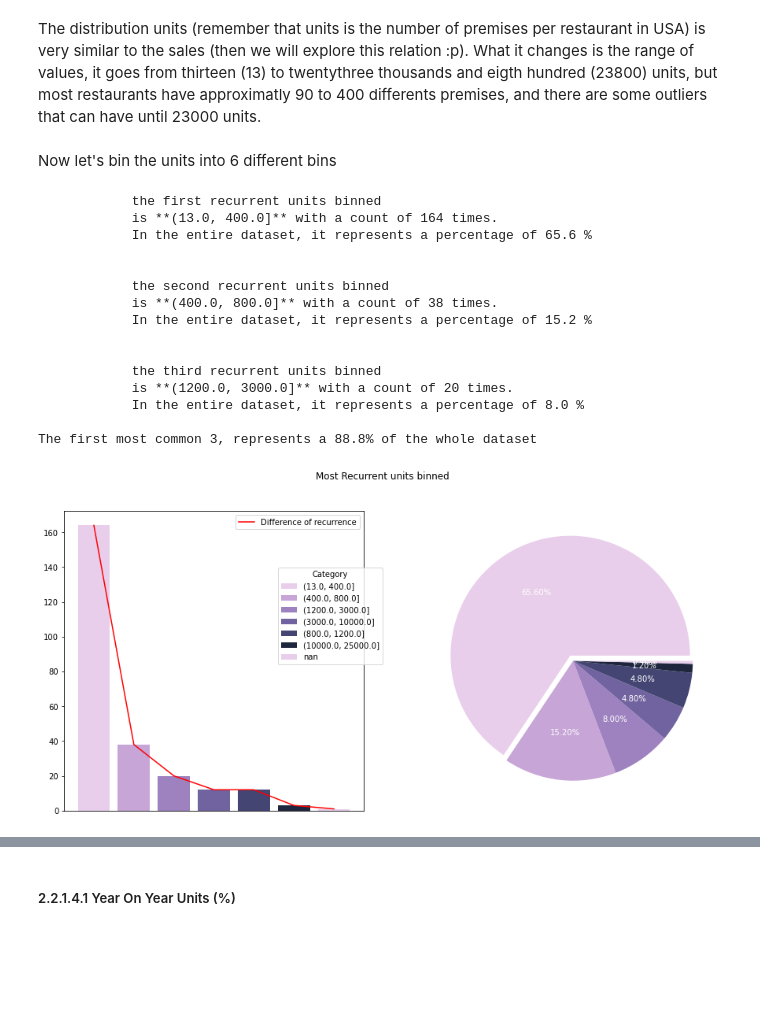
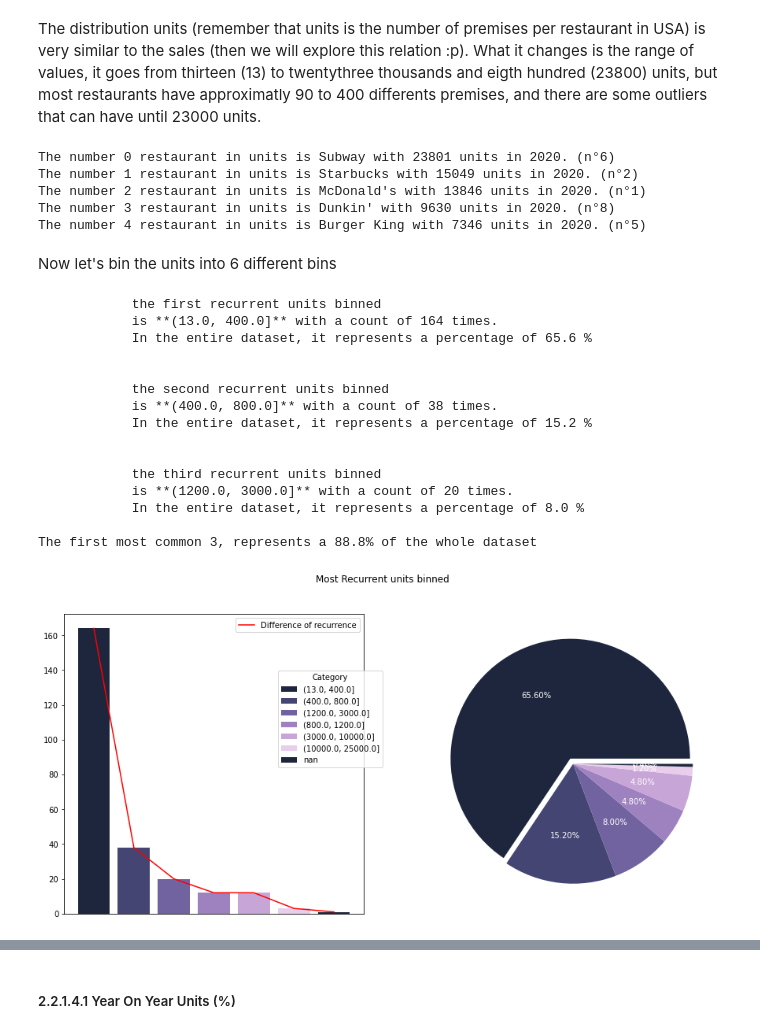
Before and after one commit to ftarantuviez/Restaurant-Business-Rankings-2020, a Jupyter notebook: Restaurant Business Rankings 2020.ipynb, the cells around one changed output, grey strips where cells are left out. Cells and saved outputs as stored; diff of their text form; code cells hidden in the pictures; blank space fills up the shorter version.

```diff
--- a/Restaurant Business Rankings 2020.ipynb
+++ b/Restaurant Business Rankings 2020.ipynb
@@ -636,29 +661,39 @@ The variable **units** ::
 [figure]
 # %% [markdown]
 The distribution units (remember that units is the number of premises per restaurant in USA) is very similar to the sales (then we will explore this relation :p). What it changes is the range of values, it goes from thirteen (13) to twentythree thousands and eigth hundred (23800) units, but most restaurants have approximatly 90 to 400 differents premises, and there are some outliers that can have until 23000 units.
+# %%
+top_5_units = df_top.sort_values(by="units", ascending=False)[:5]
+for i, (rest, units, rank) in enumerate(zip(top_5_units.restaurant, top_5_units.units, top_5_units["rank"])):
+    print("The number {} restaurant in units is {} with {} units in 2020. (n°{})".format(i, rest, units, rank))
+# %% [output]
+The number 0 restaurant in units is Subway with 23801 units in 2020. (n°6)
+The number 1 restaurant in units is Starbucks with 15049 units in 2020. (n°2)
+The number 2 restaurant in units is McDonald's with 13846 units in 2020. (n°1)
+The number 3 restaurant in units is Dunkin' with 9630 units in 2020. (n°8)
+The number 4 restaurant in units is Burger King with 7346 units in 2020. (n°5)
 # %% [markdown]
 Now let's bin the units into 6 different bins
 # %%
 bins_units_top = [13, 400, 800, 1200, 3000, 10000, 25000]
 df_top["units_binned"] = pd.cut(df_top["units"], bins=bins_units_top).astype(str)
-summary_categorical(df_top, "units_binned", n_text=3, color=sns.color_palette("ch:s=-.25,rot=.25"))
+summary_categorical(df_top, "units_binned", n_text=3, color=sns.color_palette("ch:s=-.25,rot=.25_r"))
 # %% [output]
             the first recurrent units binned
             is **(13.0, 400.0]** with a count of 164 times.
             In the entire dataset, it represents a percentage of 65.6 %
 
 
             the second recurrent units binned
             is **(400.0, 800.0]** with a count of 38 times.
             In the entire dataset, it represents a percentage of 15.2 %
 
 
             the third recurrent units binned
             is **(1200.0, 3000.0]** with a count of 20 times.
             In the entire dataset, it represents a percentage of 8.0 %
 
 The first most common 3, represents a 88.8% of the whole dataset
-[figure, old version]
+[figure, new version]
 # %% [markdown]
 <a id="2.2.1.4.1"></a>
 # %% [markdown]
```
Also changed, not shown: parts of 45 cells of this notebook.
